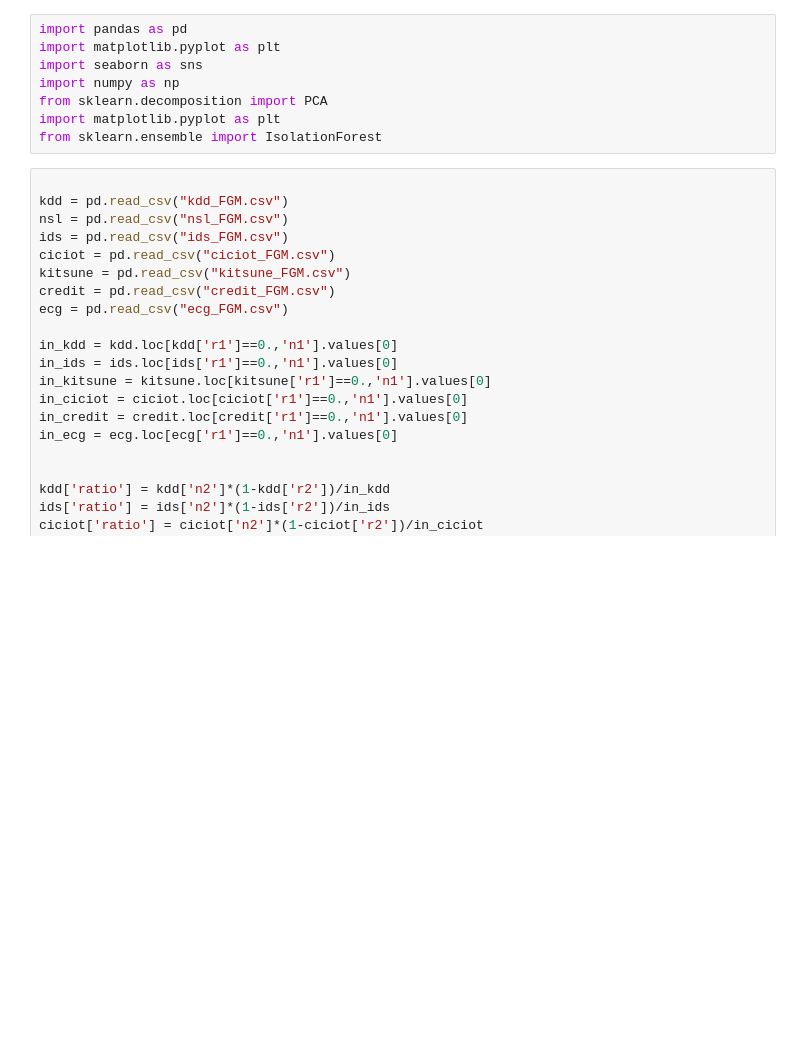
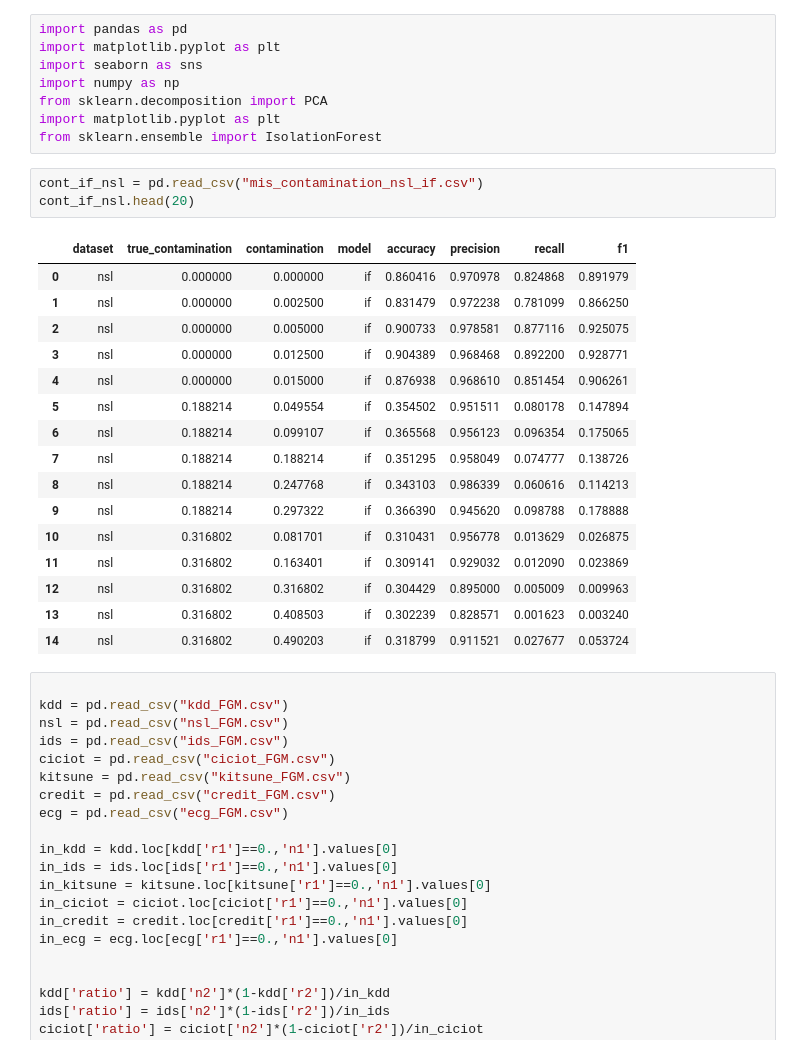
Before and after one commit to jmf-mas/jmf_bopeto, a Jupyter notebook: outputs/plots.ipynb, the cells around one changed output. Drawn from its saved outputs; the diff is of its cells as text; blank space fills up the shorter version.

```diff
--- a/outputs/plots.ipynb
+++ b/outputs/plots.ipynb
@@ -6,6 +6,26 @@ import numpy as np
 from sklearn.decomposition import PCA
 import matplotlib.pyplot as plt
 from sklearn.ensemble import IsolationForest
+# %%
+cont_if_nsl = pd.read_csv("mis_contamination_nsl_if.csv")
+cont_if_nsl.head(20)
+# %% [output]
+|  | dataset | true_contamination | contamination | model | accuracy | precision | recall | f1 |
+| 0 | nsl | 0.000000 | 0.000000 | if | 0.860416 | 0.970978 | 0.824868 | 0.891979 |
+| 1 | nsl | 0.000000 | 0.002500 | if | 0.831479 | 0.972238 | 0.781099 | 0.866250 |
+| 2 | nsl | 0.000000 | 0.005000 | if | 0.900733 | 0.978581 | 0.877116 | 0.925075 |
+| 3 | nsl | 0.000000 | 0.012500 | if | 0.904389 | 0.968468 | 0.892200 | 0.928771 |
+| 4 | nsl | 0.000000 | 0.015000 | if | 0.876938 | 0.968610 | 0.851454 | 0.906261 |
+| 5 | nsl | 0.188214 | 0.049554 | if | 0.354502 | 0.951511 | 0.080178 | 0.147894 |
+| 6 | nsl | 0.188214 | 0.099107 | if | 0.365568 | 0.956123 | 0.096354 | 0.175065 |
+| 7 | nsl | 0.188214 | 0.188214 | if | 0.351295 | 0.958049 | 0.074777 | 0.138726 |
+| 8 | nsl | 0.188214 | 0.247768 | if | 0.343103 | 0.986339 | 0.060616 | 0.114213 |
+| 9 | nsl | 0.188214 | 0.297322 | if | 0.366390 | 0.945620 | 0.098788 | 0.178888 |
+| 10 | nsl | 0.316802 | 0.081701 | if | 0.310431 | 0.956778 | 0.013629 | 0.026875 |
+| 11 | nsl | 0.316802 | 0.163401 | if | 0.309141 | 0.929032 | 0.012090 | 0.023869 |
+| 12 | nsl | 0.316802 | 0.316802 | if | 0.304429 | 0.895000 | 0.005009 | 0.009963 |
+| 13 | nsl | 0.316802 | 0.408503 | if | 0.302239 | 0.828571 | 0.001623 | 0.003240 |
+| 14 | nsl | 0.316802 | 0.490203 | if | 0.318799 | 0.911521 | 0.027677 | 0.053724 |
 # %%
 
 kdd = pd.read_csv("kdd_FGM.csv")
```
Also changed, not shown: parts of 2 cells of this notebook, 2 other files.
